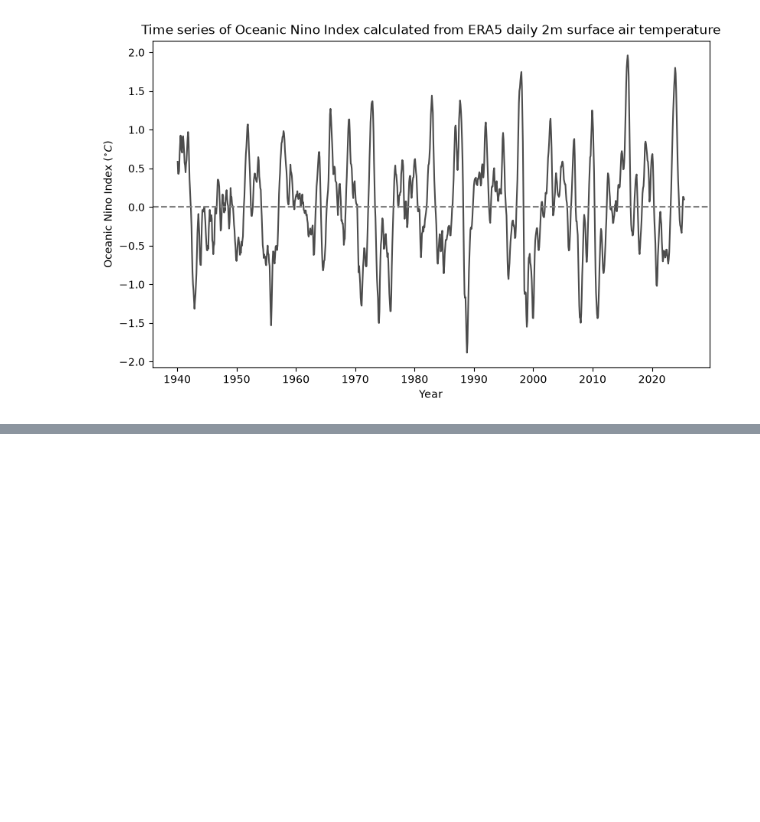
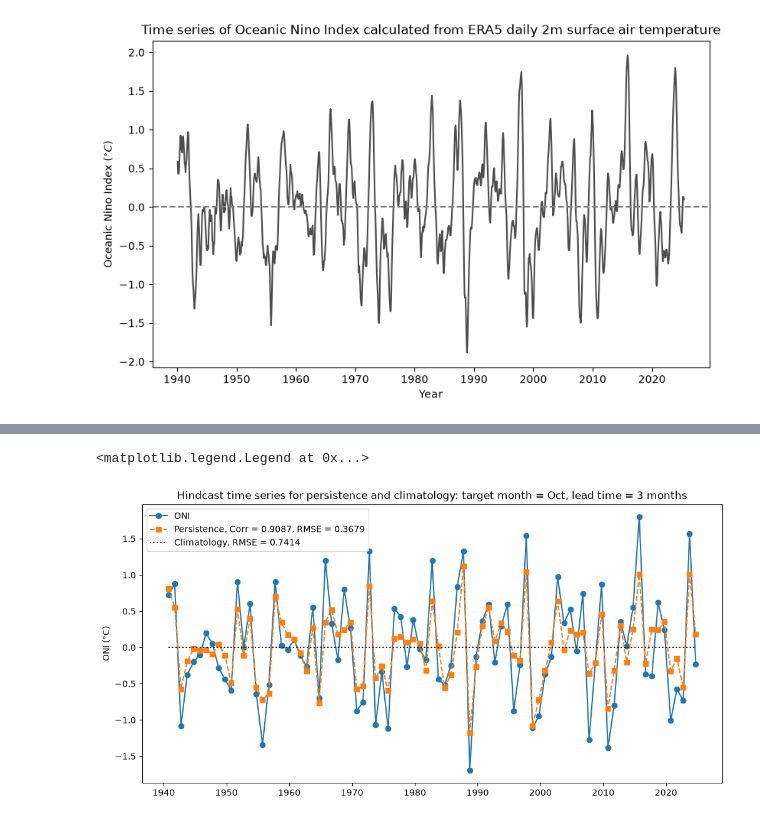
Before and after one commit to gthway/predictions-course, a Jupyter notebook: project.ipynb, the cells around one changed output, grey strips where cells are left out. Cells and saved outputs as stored; diff of their text form; code cells hidden in the pictures; blank space fills up the shorter version.

Commit message:
implemented hindcast time series for persistence and climatology

```diff
--- a/project.ipynb
+++ b/project.ipynb
@@ -127,0 +146,34 @@ ax2.set_xlim(0,40)
+# %%
+def hindcast(oni,target_month,lead_time,skills=True):
+    target = oni.sel(time=oni.time.dt.month == target_month)
+    persist = oni.shift(time=lead_time).sel(time=target.time)
+
+    valid = target.notnull() & persist.notnull()
+    target = target.where(valid, drop=True)
+    persist = persist.where(valid, drop=True)
+    climatology = xr.full_like(target, target.mean().item())
+
+    if skills == True:
+        r = xr.corr(target,persist,dim="time").item()
+        rmse_p = float(np.sqrt(((persist - target) ** 2).mean()))
+        rmse_c = float(np.sqrt(((climatology - target) ** 2).mean()))
+        return target, persist, climatology, r, rmse_p, rmse_c
+
+    else:
+        return target, persist, climatology
+# %%
+target_month = 10
+lead_time = 3
+
+target, persist, climatology, r, rmse_p, rmse_c = hindcast(oni,target_month=target_month,lead_time=lead_time)
+
+fig, ax = plt.subplots(figsize=(10, 5),layout="constrained")
+ax.plot(target.time, target, "o-", label="ONI")
+ax.plot(target.time, persist, "s--", label=f"Persistence, Corr = {r:.4f}, RMSE = {rmse_p:.4f}")
+ax.plot(target.time, climatology, "k:", label=f"Climatology, RMSE = {rmse_c:.4f}")
+ax.set_ylabel("ONI (°C)")
+ax.set_title(f"Hindcast time series for persistence and climatology: target month = {msu.month_number_to_name(target_month)}, lead time = {lead_time} months")
+ax.legend()
+# %% [output]
+<matplotlib.legend.Legend at 0x...>
+[figure, added]
```
Also changed, not shown: parts of 4 cells of this notebook.
